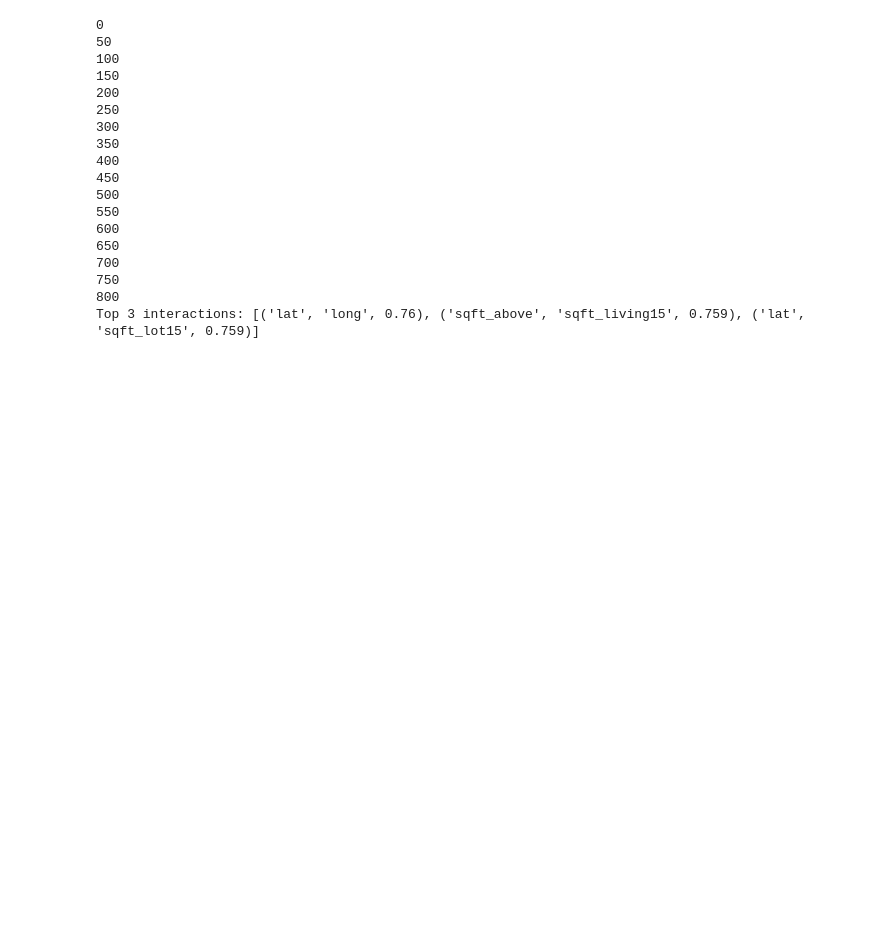
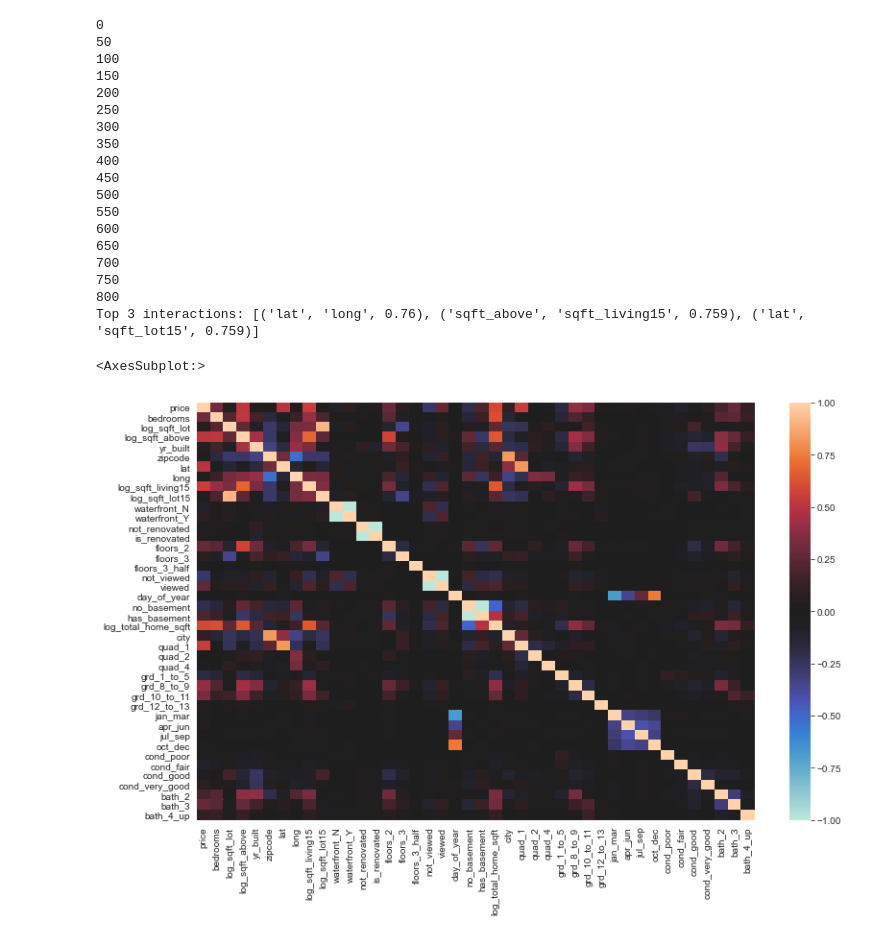
Before and after one commit to bmauss/Regression-Model-for-King-County-Housing-Market, a Jupyter notebook: Refining Model.ipynb, the cells around one changed output. Cells and saved outputs as stored; diff of their text form; code cells hidden in the pictures; blank space fills up the shorter version.

Commit message:
multicollinearity present

```diff
--- a/Refining Model.ipynb
+++ b/Refining Model.ipynb
@@ -937,3 +937,10 @@ print('Top 3 interactions: %s' %sorted(interactions,
 750
 800
 Top 3 interactions: [('lat', 'long', 0.76), ('sqft_above', 'sqft_living15', 0.759), ('lat', 'sqft_lot15', 0.759)]
+# %%
+# Checking for multicollinearity
+fig = plt.figure(figsize=(13,8))
+sns.heatmap(data=log_df.corr(), center=0)
+# %% [output]
+<AxesSubplot:>
+[figure, added]
```
Also changed, not shown: parts of 3 cells of this notebook.
